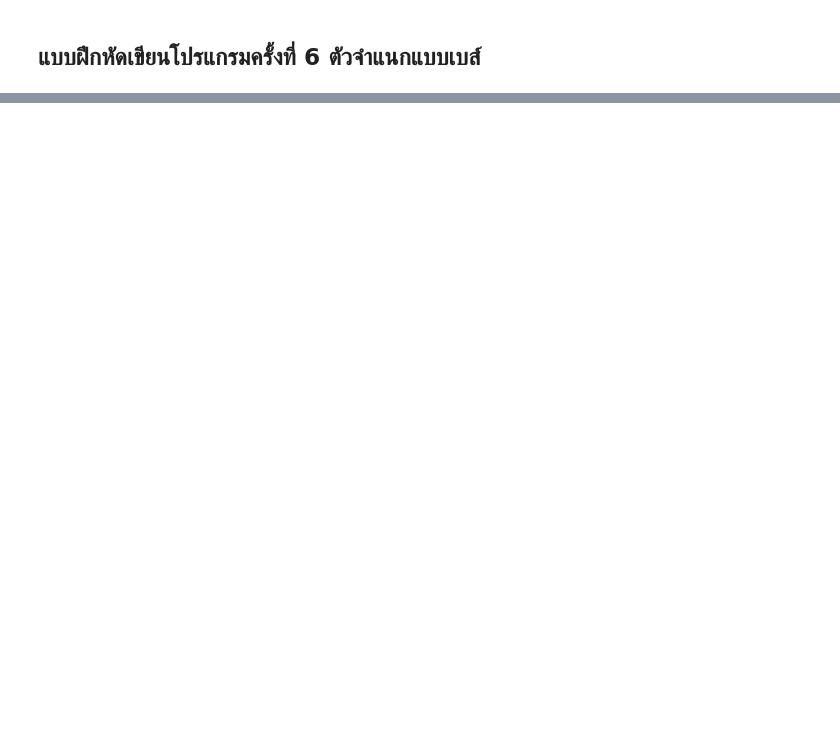
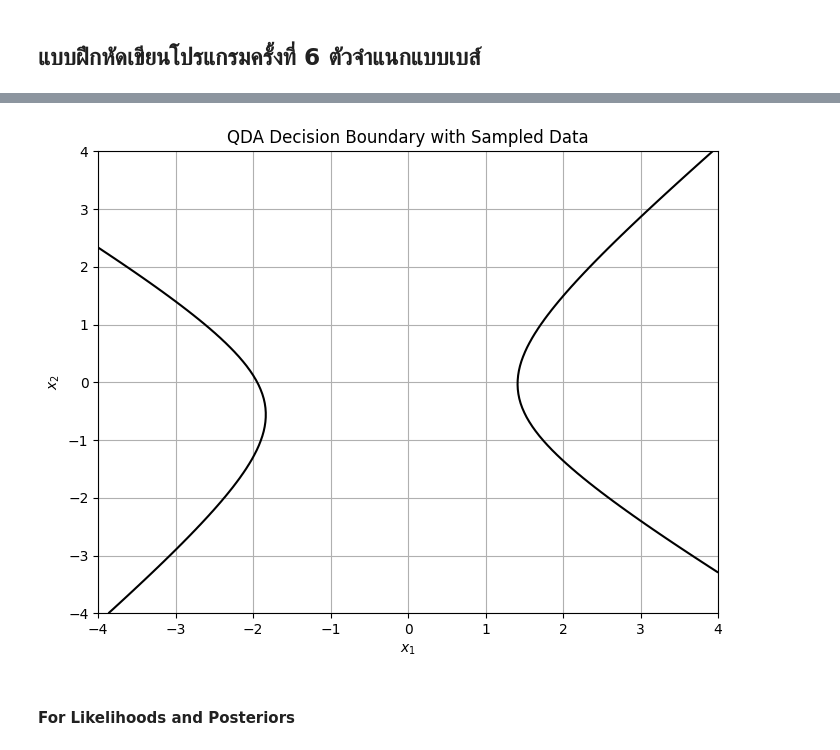
Before and after one commit to MLol-3/Machine-learning-class67, a Jupyter notebook: Bayes/Q3.ipynb, the cells around one changed output, grey strips where cells are left out. Saved outputs shown, nothing was run; the diff lists cells and outputs as text; code cells hidden in the pictures; blank space fills up the shorter version.

```diff
--- a/Bayes/Q3.ipynb
+++ b/Bayes/Q3.ipynb
@@ -115,0 +64,41 @@ plt.show()
+# %%
+# Set seed for reproducibility
+np.random.seed(42)
+
+# Generate samples from normal distributions for both classes
+samples_class_1 = np.random.multivariate_normal(mean_class_1, cov_class_1, 100)
+samples_class_2 = np.random.multivariate_normal(mean_class_2, cov_class_2, 100)
+
+# Compute mean and covariance from the sampled data
+mean_class_1_sample = np.mean(samples_class_1, axis=0)
+mean_class_2_sample = np.mean(samples_class_2, axis=0)
+cov_class_1_sample = np.cov(samples_class_1, rowvar=False)
+cov_class_2_sample = np.cov(samples_class_2, rowvar=False)
+inv_cov_class_1_sample = np.linalg.inv(cov_class_1_sample)
+inv_cov_class_2_sample = np.linalg.inv(cov_class_2_sample)
+
+# Compute QDA scores for the sampled data
+g1_values_sample = np.zeros_like(x1_grid)
+g2_values_sample = np.zeros_like(x1_grid)
+
+for i in range(x1_grid.shape[0]):
+    for j in range(x1_grid.shape[1]):
+        x = np.array([x1_grid[i, j], x2_grid[i, j]])
+        g1_values_sample[i, j] = qda_discriminant(x, mean_class_1_sample, inv_cov_class_1_sample, prior_class_1)
+        g2_values_sample[i, j] = qda_discriminant(x, mean_class_2_sample, inv_cov_class_2_sample, prior_class_2)
+
+# Decision boundary for sampled data: g1 = g2
+decision_boundary_sample = np.abs(g1_values_sample - g2_values_sample).argmin()
+# %%
+# Plotting the QDA decision boundary for sampled data
+plt.figure(figsize=(8, 6))
+plt.contour(x1_grid, x2_grid, g1_values_sample - g2_values_sample, levels=[0], colors='black')
+plt.title("QDA Decision Boundary with Sampled Data")
+plt.xlabel("$x_1$")
+plt.ylabel("$x_2$")
+plt.grid(True)
+plt.show()
+# %% [output]
+[figure, added]
+# %% [markdown]
+#### For Likelihoods and Posteriors
```
Also changed, not shown: parts of 19 cells of this notebook.
